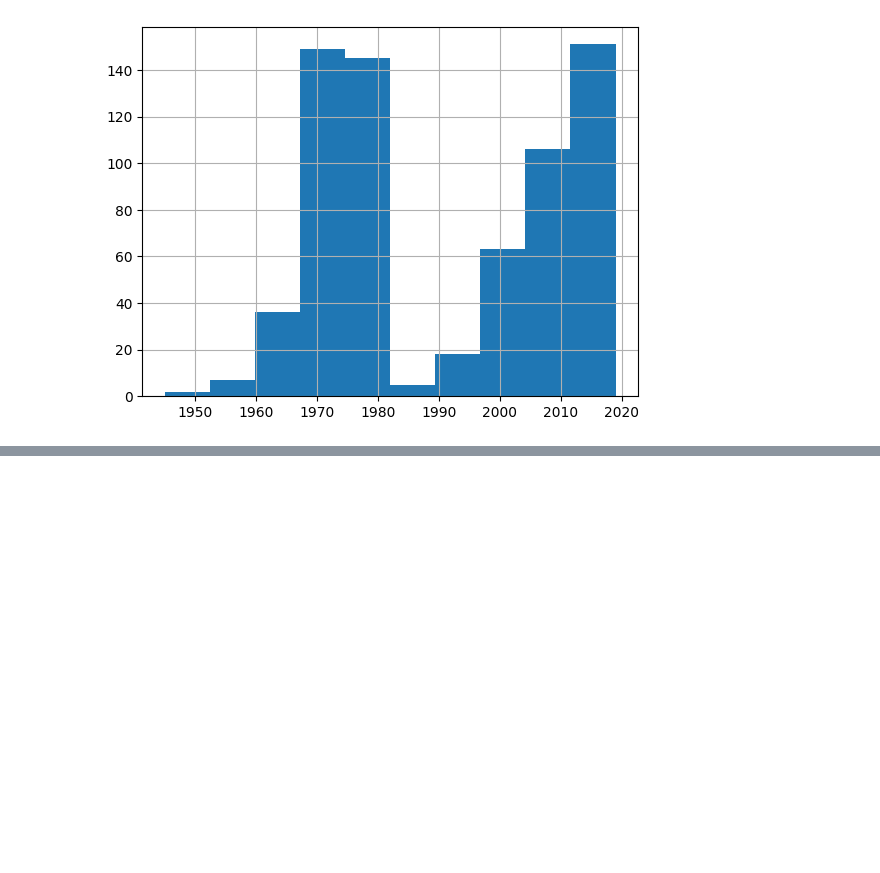
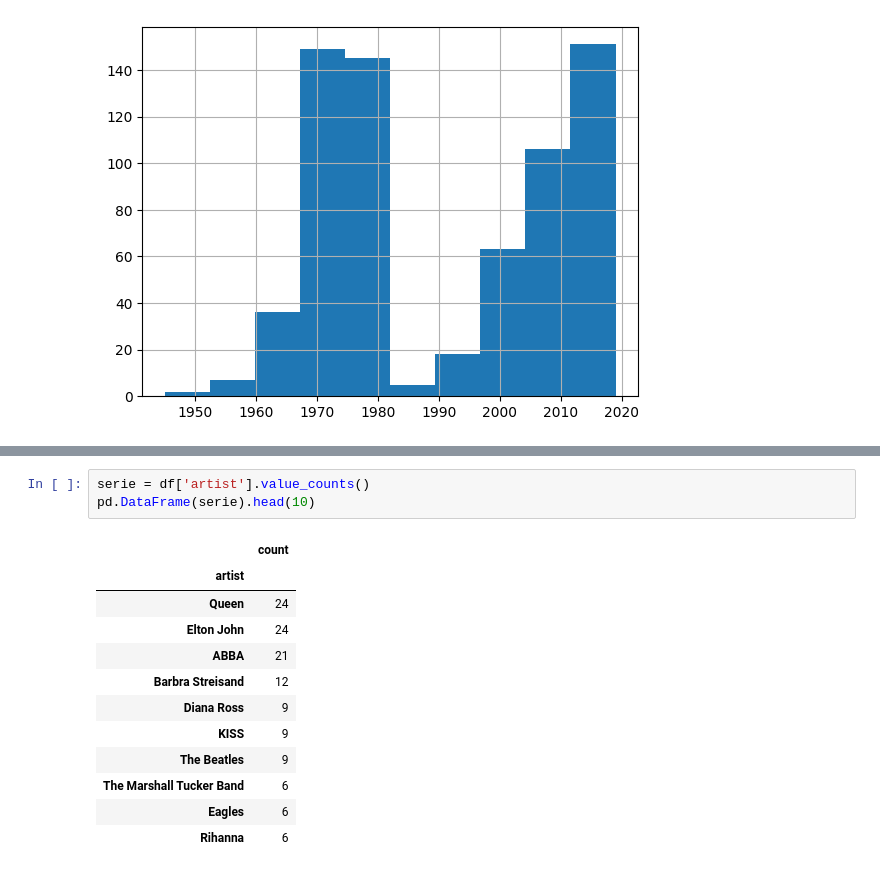
Before and after one commit to MiguelAngel3378/CURSO_ANALISIS_BD2, a Jupyter notebook: m4_pandas/operaciones/spotify.ipynb, the cells around one changed output, grey strips where cells are left out. Saved outputs shown, nothing was run; the diff lists cells and outputs as text; blank space fills up the shorter version.

```diff
--- a/m4_pandas/operaciones/spotify.ipynb
+++ b/m4_pandas/operaciones/spotify.ipynb
@@ -191,0 +208,16 @@ df['year'].hist()
+# %%
+serie = df['artist'].value_counts()
+pd.DataFrame(serie).head(10)
+# %% [output]
+|  | count |
+| artist |  |
+| Queen | 24 |
+| Elton John | 24 |
+| ABBA | 21 |
+| Barbra Streisand | 12 |
+| Diana Ross | 9 |
+| KISS | 9 |
+| The Beatles | 9 |
+| The Marshall Tucker Band | 6 |
+| Eagles | 6 |
+| Rihanna | 6 |
```
Also changed, not shown: parts of 6 cells of this notebook.
